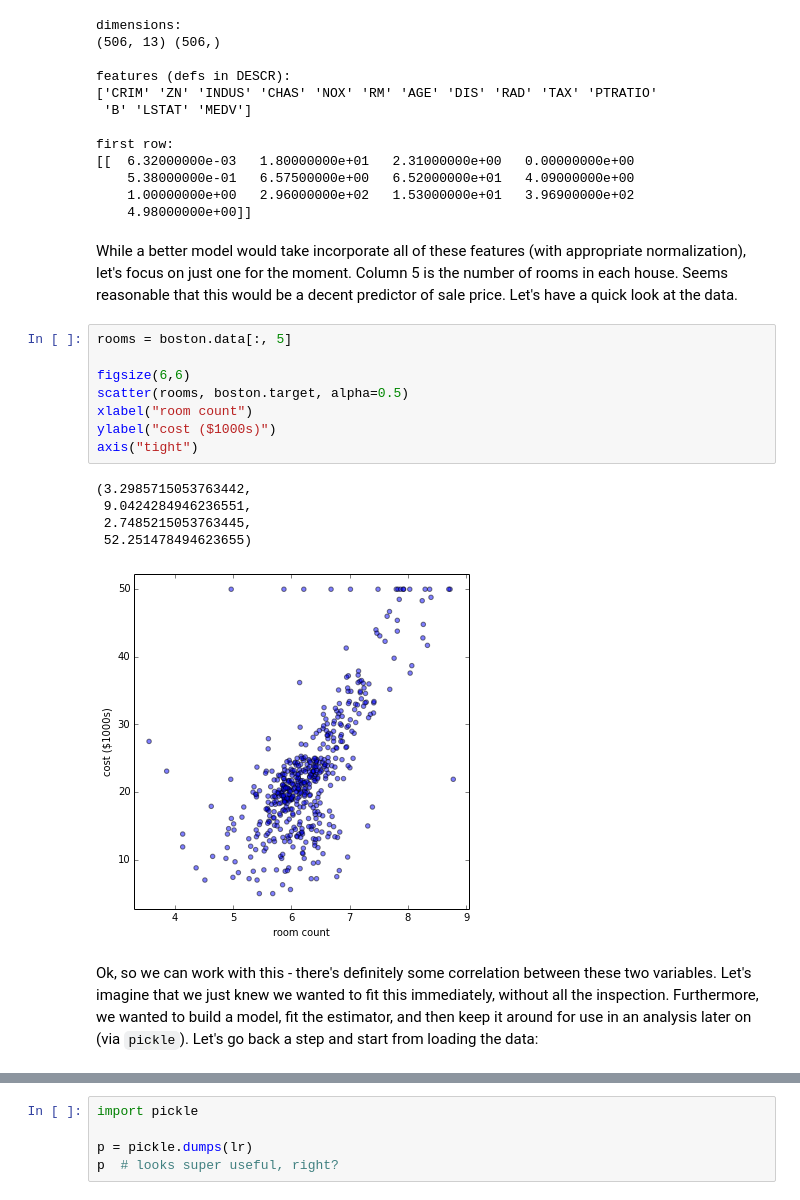
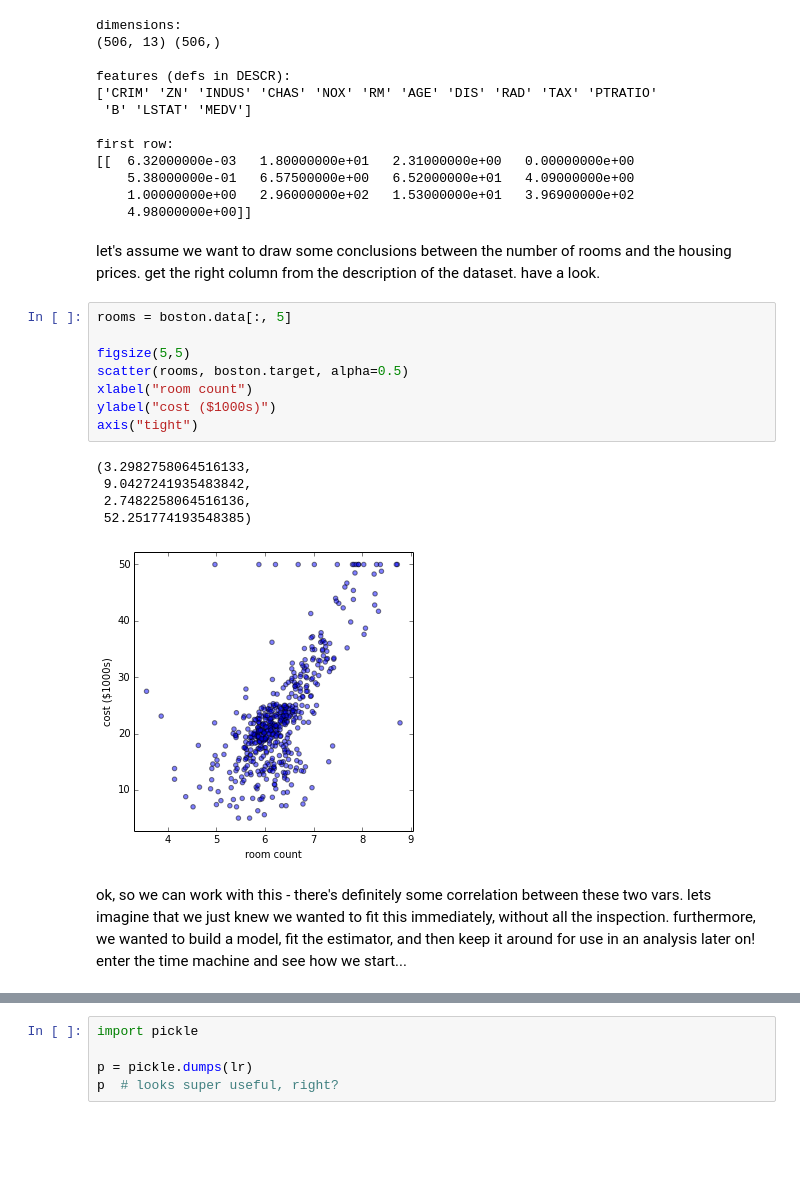
Before and after one commit to DrSkippy/Data-Science-45min-Intros, a Jupyter notebook: sklearn-101/sklearn-101.ipynb, the cells around one changed output, grey strips where cells are left out. Drawn from its saved outputs; the diff is of its cells as text; blank space fills up the shorter version.

```diff
--- a/sklearn-101/sklearn-101.ipynb
+++ b/sklearn-101/sklearn-101.ipynb
@@ -321,24 +306,24 @@ first row:
     5.38000000e-01   6.57500000e+00   6.52000000e+01   4.09000000e+00
     1.00000000e+00   2.96000000e+02   1.53000000e+01   3.96900000e+02
     4.98000000e+00]]
-# %% [markdown]
-While a better model would take incorporate all of these features (with appropriate normalization), let's focus on just one for the moment. Column 5 is the number of rooms in each house. Seems reasonable that this would be a decent predictor of sale price. Let's have a quick look at the data.
+# %% [markdown]
+let's assume we want to draw some conclusions between the number of rooms and the housing prices. get the right column from the description of the dataset. have a look.
 # %%
 rooms = boston.data[:, 5]
 
-figsize(6,6)
+figsize(5,5)
 scatter(rooms, boston.target, alpha=0.5)
 xlabel("room count")
 ylabel("cost ($1000s)")
 axis("tight")
 # %% [output]
-(3.2985715053763442,
- 9.0424284946236551,
- 2.7485215053763445,
- 52.251478494623655)
+(3.2982758064516133,
+ 9.0427241935483842,
+ 2.7482258064516136,
+ 52.251774193548385)
-[figure, old version]
+[figure, new version]
 # %% [markdown]
-Ok, so we can work with this - there's definitely some correlation between these two variables. Let's imagine that we just knew we wanted to fit this immediately, without all the inspection. Furthermore, we wanted to build a model, fit the estimator, and then keep it around for use in an analysis later on (via ``pickle``). Let's go back a step and start from loading the data:
+ok, so we can work with this - there's definitely some correlation between these two vars. lets imagine that we just knew we wanted to fit this immediately, without all the inspection. furthermore, we wanted to build a model, fit the estimator, and then keep it around for use in an analysis later on! enter the time machine and see how we start...
 # %%
 # here comes the data
 boston = datasets.load_boston()
```
Also changed, not shown: parts of 59 cells of this notebook, 1 other file.
